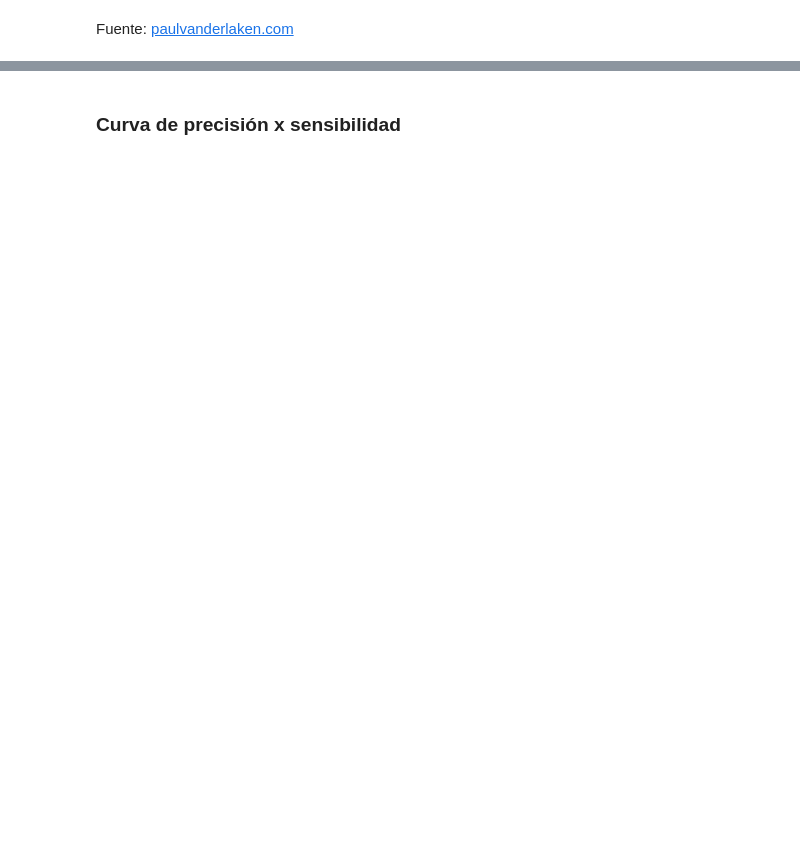
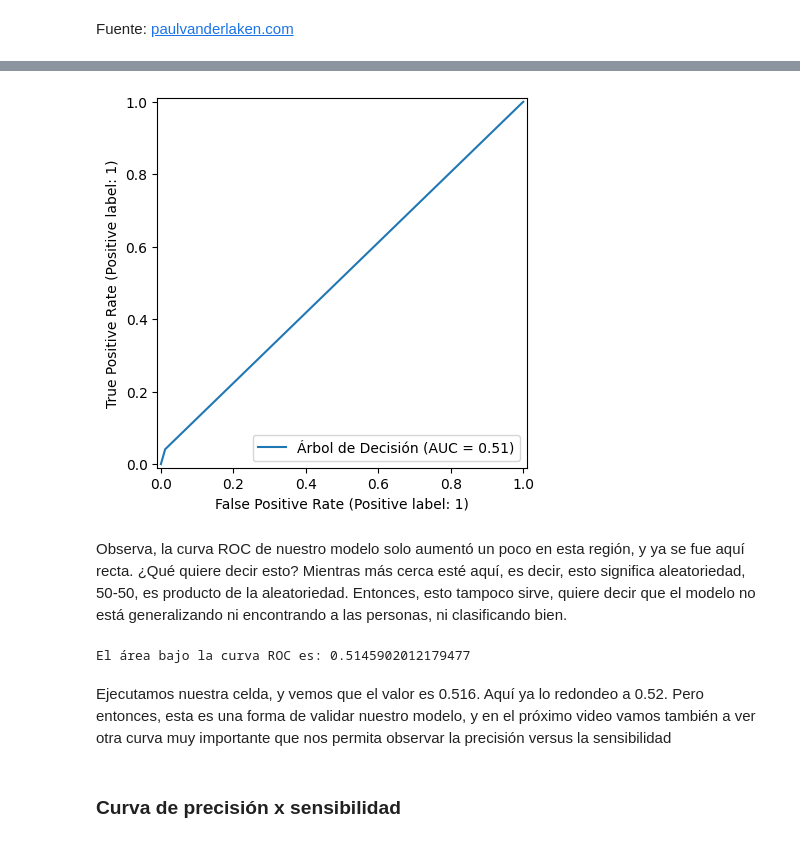
Before and after one commit to Deinbi/Machine__Learning_Alura, a Jupyter notebook: Clasificacion_validacion_y_metricas.ipynb, the cells around one changed output, grey strips where cells are left out. Cells and saved outputs as stored; diff of their text form; code cells hidden in the pictures; blank space fills up the shorter version.

```diff
--- a/Clasificacion_validacion_y_metricas.ipynb
+++ b/Clasificacion_validacion_y_metricas.ipynb
@@ -275,0 +417,6 @@ Fuente: [paulvanderlaken.com](https://paulvanderlaken.com/2019/08/16/roc-auc-pre
+# %%
+RocCurveDisplay.from_predictions(y_val,y_previsto,name='Árbol de Decisión');
+# %% [output]
+[figure, added]
+# %% [markdown]
+Observa, la curva ROC de nuestro modelo solo aumentó un poco en esta región, y ya se fue aquí recta. ¿Qué quiere decir esto? Mientras más cerca esté aquí, es decir, esto significa aleatoriedad, 50-50, es producto de la aleatoriedad. Entonces, esto tampoco sirve, quiere decir que el modelo no está generalizando ni encontrando a las personas, ni clasificando bien.
@@ -276,2 +425,8 @@ Fuente: [paulvanderlaken.com](https://paulvanderlaken.com/2019/08/16/roc-auc-pre
+# %%
+print(f'El área bajo la curva ROC es: {roc_auc_score(y_val,y_previsto)}')
+# %% [output]
+El área bajo la curva ROC es: 0.5145902012179477
+# %% [markdown]
+Ejecutamos nuestra celda, y vemos que el valor es 0.516. Aquí ya lo redondeo a 0.52. Pero entonces, esta es una forma de validar nuestro modelo, y en el próximo video vamos también a ver otra curva muy importante que nos permita observar la precisión versus la sensibilidad
 # %% [markdown]
 ### Curva de  precisión x sensibilidad
```
Also changed, not shown: parts of 38 cells of this notebook.
